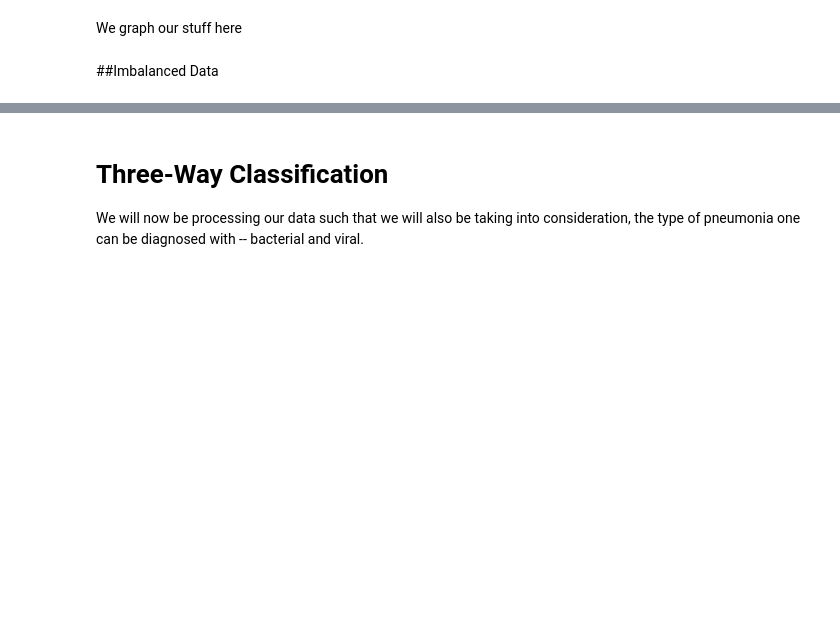
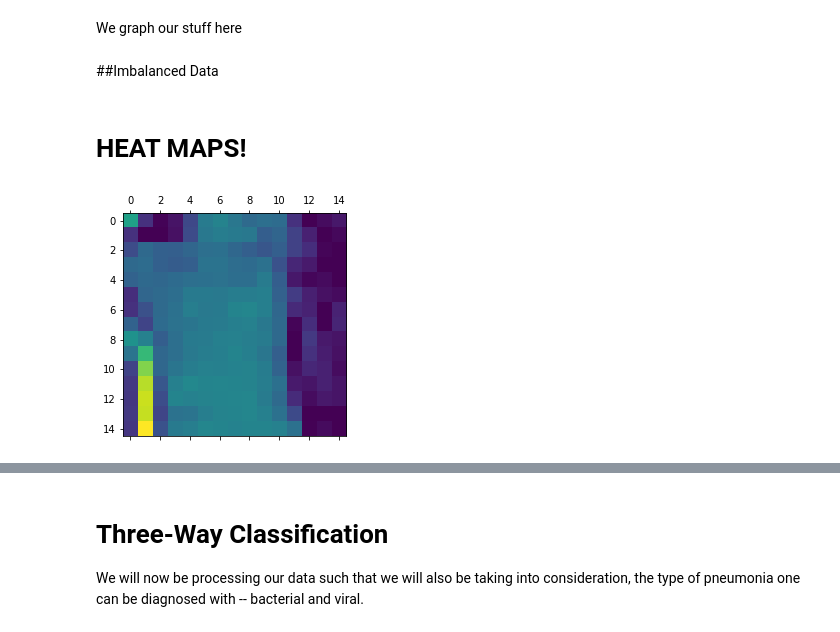
Before and after one commit to xkumachii/pneumonia, a Jupyter notebook: pneumonia_playaround_testing.ipynb, the cells around one changed output, grey strips where cells are left out. Drawn from its saved outputs; the diff is of its cells as text; code cells hidden in the pictures; blank space fills up the shorter version.

```diff
--- a/pneumonia_playaround_testing.ipynb
+++ b/pneumonia_playaround_testing.ipynb
@@ -382,13 +463,3 @@ print(X_train[1])
 # %%
 from collections import Counter
 print(Counter(y_train_S))
-# %%
-def get_img_array(img_path, size):
-    # `img` is a PIL image of size 299x299
-    img = tf.keras.preprocessing.image.load_img(img_path, target_size=size)
-    # `array` is a float32 Numpy array of shape (299, 299, 3)
-    array = tf.keras.preprocessing.image.img_to_array(img)
-    # We add a dimension to transform our array into a "batch"
-    # of size (1, 299, 299, 3)
-    array = np.expand_dims(array, axis=0)
-    return array
@@ -449 +466,3 @@ plt.matshow(heatmap)
+# %% [markdown]
+# HEAT MAPS!
 # %%
@@ -478,0 +539,19 @@ display(Image(save_path))
+# %%
+img_path = "/content/files/chest_xray/train/PNEUMONIA/person1945_bacteria_4872.jpeg"
+
+img_array = get_img_array(img_path, size=(150,150))
+
+last_conv_layer_name = "conv2d_3"
+classifier_layer_names = [
+    "activation_3", "max_pooling2d_3", "flatten", "dense", "activation_4", "dropout", "dense_1"
+]
+
+# Generate class activation heatmap
+heatmap = make_gradcam_heatmap(
+    img_array, model, last_conv_layer_name, classifier_layer_names)
+
+# Display heatmap
+plt.matshow(heatmap)
+plt.show()
+# %% [output]
+[figure, added]
```
Also changed, not shown: parts of 41 cells of this notebook.
